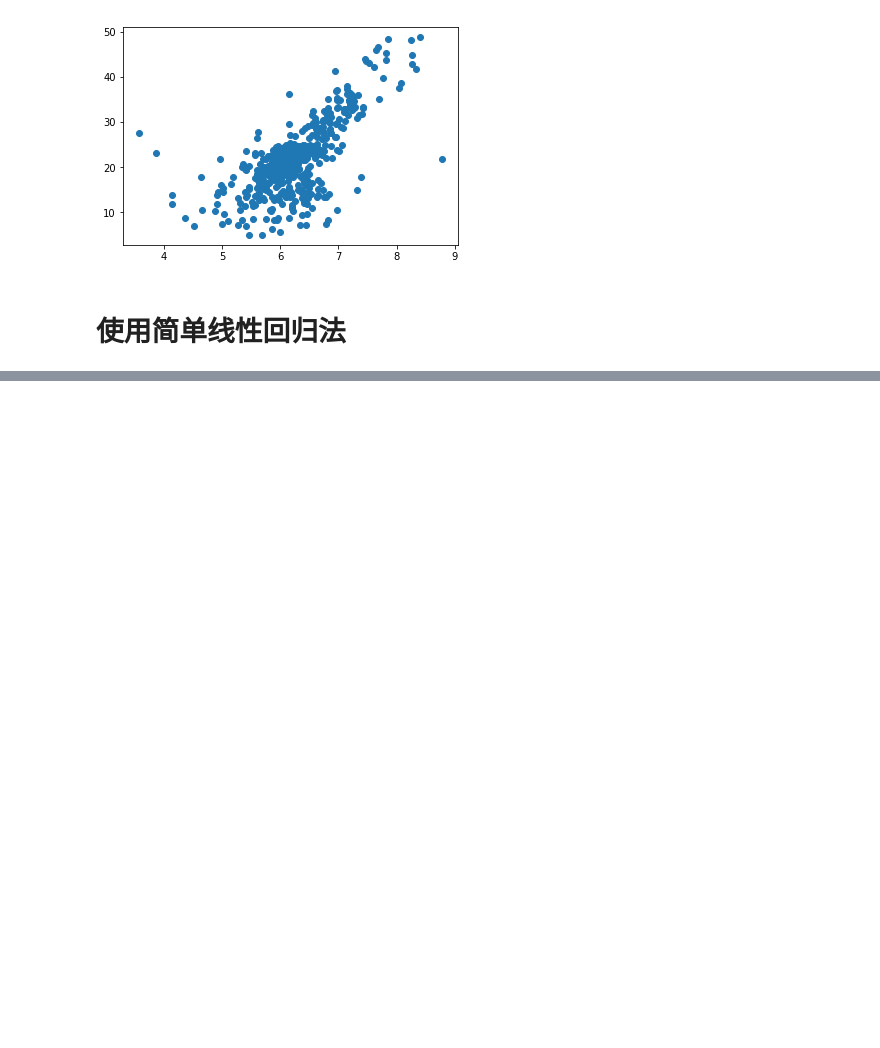
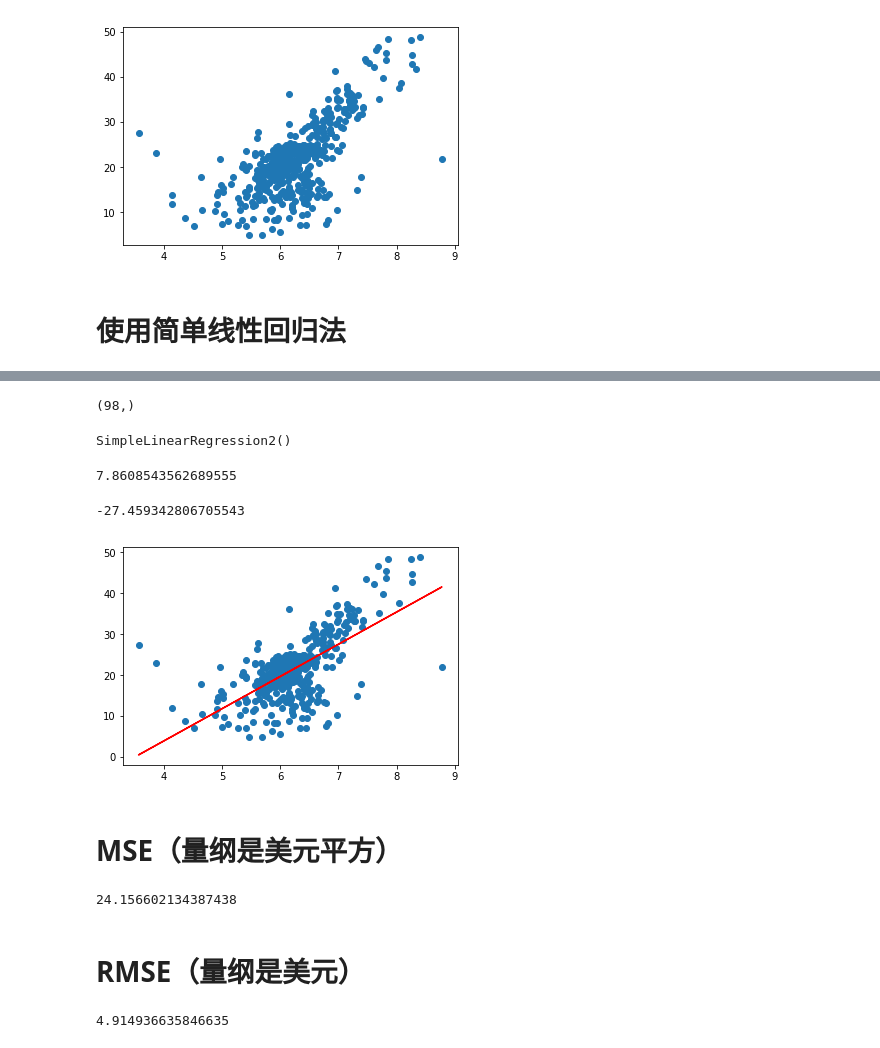
Before and after one commit to hellozjf/MachineLearning, a Jupyter notebook: 5-5 衡量回归算法的标准.ipynb, the cells around one changed output, grey strips where cells are left out. Saved outputs shown, nothing was run; the diff lists cells and outputs as text; code cells hidden in the pictures; blank space fills up the shorter version.

```diff
--- a/5-5 衡量回归算法的标准.ipynb
+++ b/5-5 衡量回归算法的标准.ipynb
@@ -62,3 +62,7 @@ plt.show()
 [figure]
 # %% [markdown]
 # 使用简单线性回归法
+# %%
+from playML.model_selection import train_test_split
+
+x_train, x_test, y_train, y_test = train_test_split(x, y, seed=666)
@@ -65 +73,5 @@ plt.show()
+# %%
+x_test.shape
+# %% [output]
+(98,)
 # %%
@@ -66,0 +79,19 @@ from test.SimpleLinearRegression import
+# %%
+reg = SimpleLinearRegression()
+reg.fit(x_train, y_train)
+# %% [output]
+SimpleLinearRegression2()
+# %%
+reg.a_
+# %% [output]
+7.8608543562689555
+# %%
+reg.b_
+# %% [output]
+-27.459342806705543
+# %%
+plt.scatter(x_train, y_train)
+plt.plot(x_train, reg.predict(x_train), color="r")
+plt.show()
+# %% [output]
+[figure, added]
@@ -66,0 +100,16 @@ from test.SimpleLinearRegression import
+# %% [markdown]
+# MSE（量纲是美元平方）
+# %%
+mse_test = np.sum((y_predict - y_test) ** 2) / len(y_test)
+mse_test
+# %% [output]
+24.156602134387438
+# %% [markdown]
+# RMSE（量纲是美元）
+# %%
+from math import sqrt
+
+rmse_test = sqrt(mse_test)
+rmse_test
+# %% [output]
+4.914936635846635
```
Also changed, not shown: parts of 19 cells of this notebook, 8 other files.
